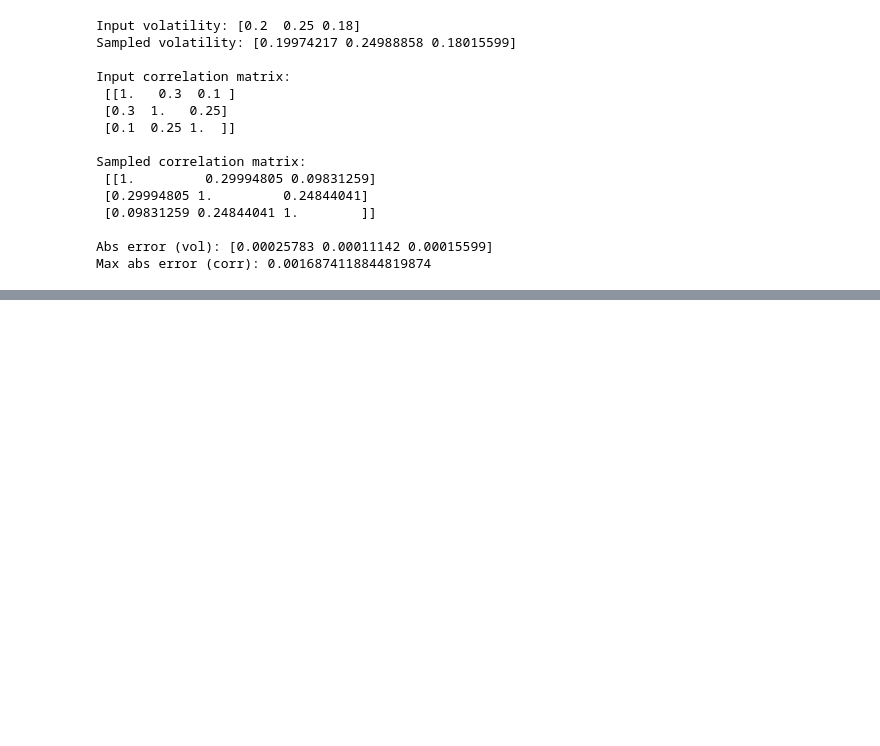
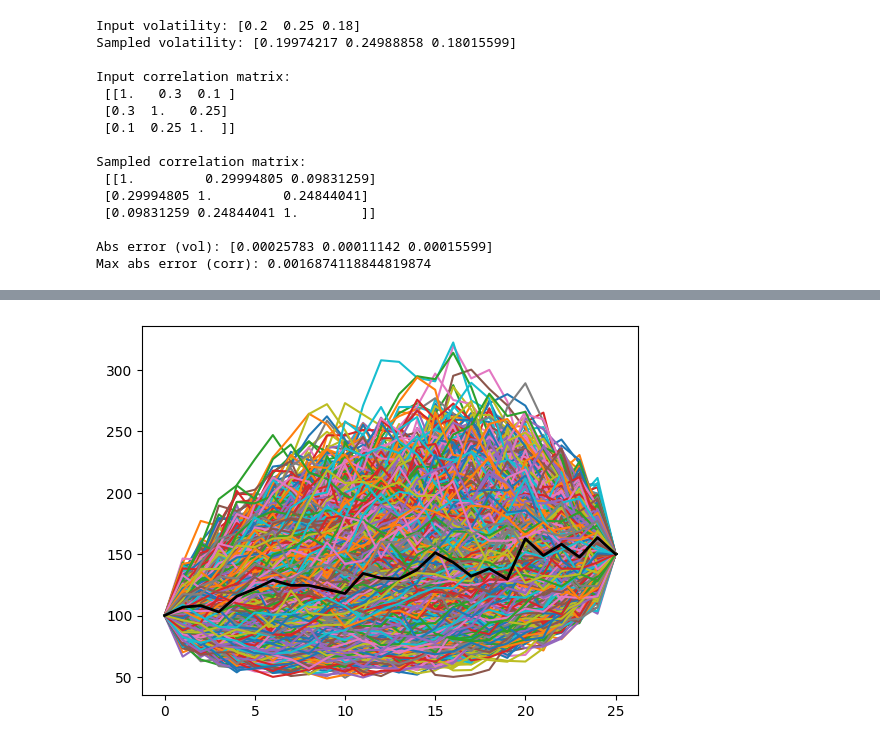
Before and after one commit to Lolillosky/PHD_CVA, a Jupyter notebook: NOTEBOOKS/PaperNotebooks/PaperResults.ipynb, the cells around one changed output, grey strips where cells are left out. Cells and saved outputs as stored; diff of their text form; code cells hidden in the pictures; blank space fills up the shorter version.

```diff
--- a/NOTEBOOKS/PaperNotebooks/PaperResults.ipynb
+++ b/NOTEBOOKS/PaperNotebooks/PaperResults.ipynb
@@ -322,0 +299,6 @@ plt.plot(paths_bridge[0:100,:,0].cpu().detach().numpy().T)
+# %%
+plt.plot(paths_bridge[:,:,0].cpu().detach().numpy().T);
+
+plt.plot(paths_bridge[50,:,0].cpu().detach().numpy().T, color='black', linewidth=2);
+# %% [output]
+[figure, added]
```
Also changed, not shown: parts of 7 cells of this notebook, 1 other file.
